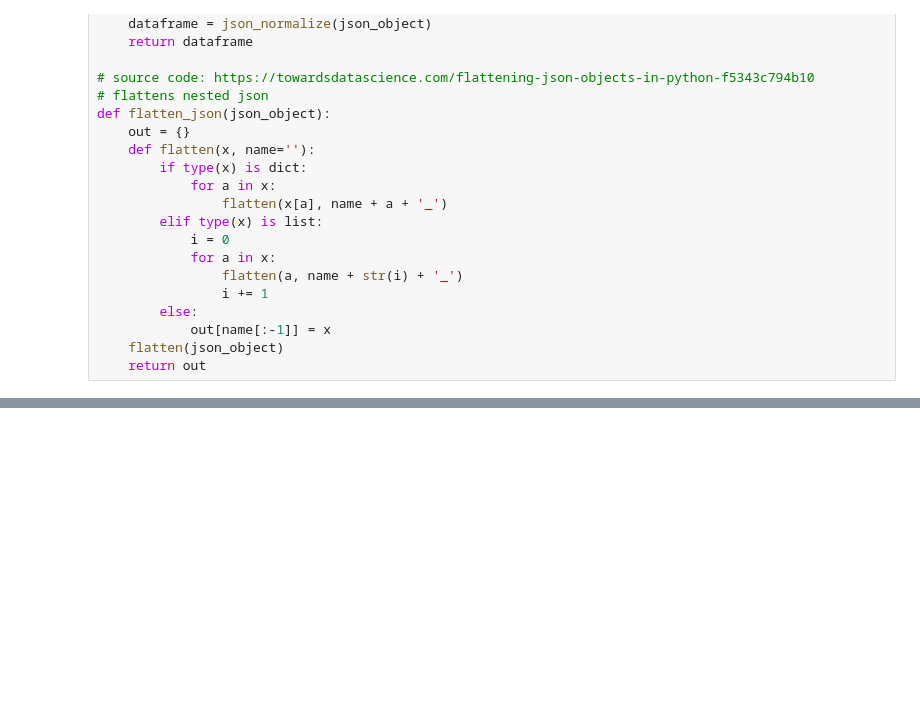
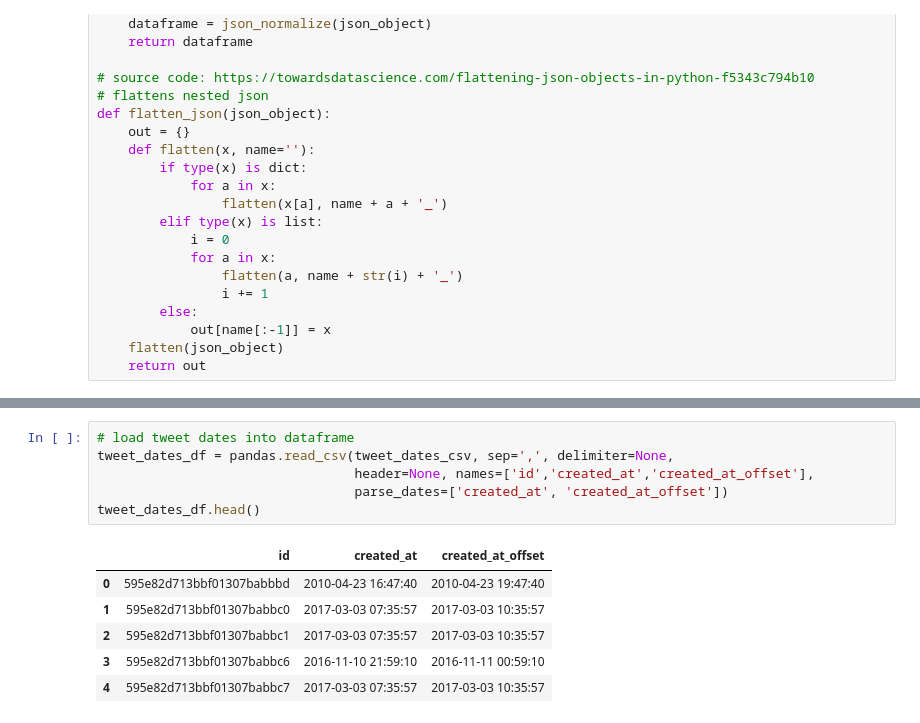
Before and after one commit to adamstueckrath/SyriaProject, a Jupyter notebook: web_scrapers/twitter_data_analysis.ipynb, the cells around one changed output, grey strips where cells are left out. Saved outputs shown, nothing was run; the diff lists cells and outputs as text; blank space fills up the shorter version.

```diff
--- a/web_scrapers/twitter_data_analysis.ipynb
+++ b/web_scrapers/twitter_data_analysis.ipynb
@@ -224,0 +274,13 @@ print(geo_tags_test)
+# %%
+# load tweet dates into dataframe
+tweet_dates_df = pandas.read_csv(tweet_dates_csv, sep=',', delimiter=None,
+                                 header=None, names=['id','created_at','created_at_offset'],
+                                 parse_dates=['created_at', 'created_at_offset'])
+tweet_dates_df.head()
+# %% [output]
+|  | id | created_at | created_at_offset |
+| 0 | 595e82d713bbf01307babbbd | 2010-04-23 16:47:40 | 2010-04-23 19:47:40 |
+| 1 | 595e82d713bbf01307babbc0 | 2017-03-03 07:35:57 | 2017-03-03 10:35:57 |
+| 2 | 595e82d713bbf01307babbc1 | 2017-03-03 07:35:57 | 2017-03-03 10:35:57 |
+| 3 | 595e82d713bbf01307babbc6 | 2016-11-10 21:59:10 | 2016-11-11 00:59:10 |
+| 4 | 595e82d713bbf01307babbc7 | 2017-03-03 07:35:57 | 2017-03-03 10:35:57 |
```
Also changed, not shown: parts of 25 cells of this notebook, 1 other file.
